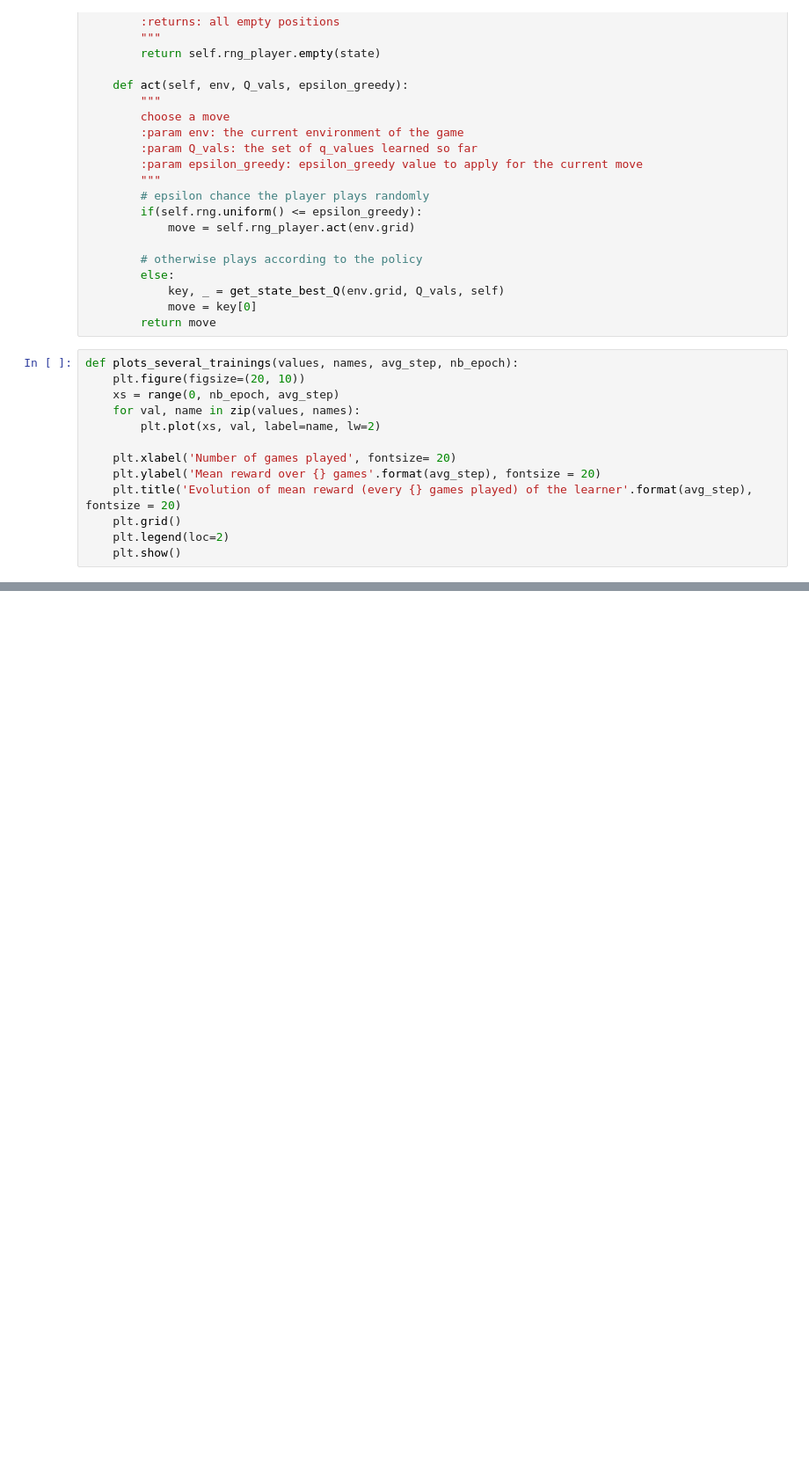
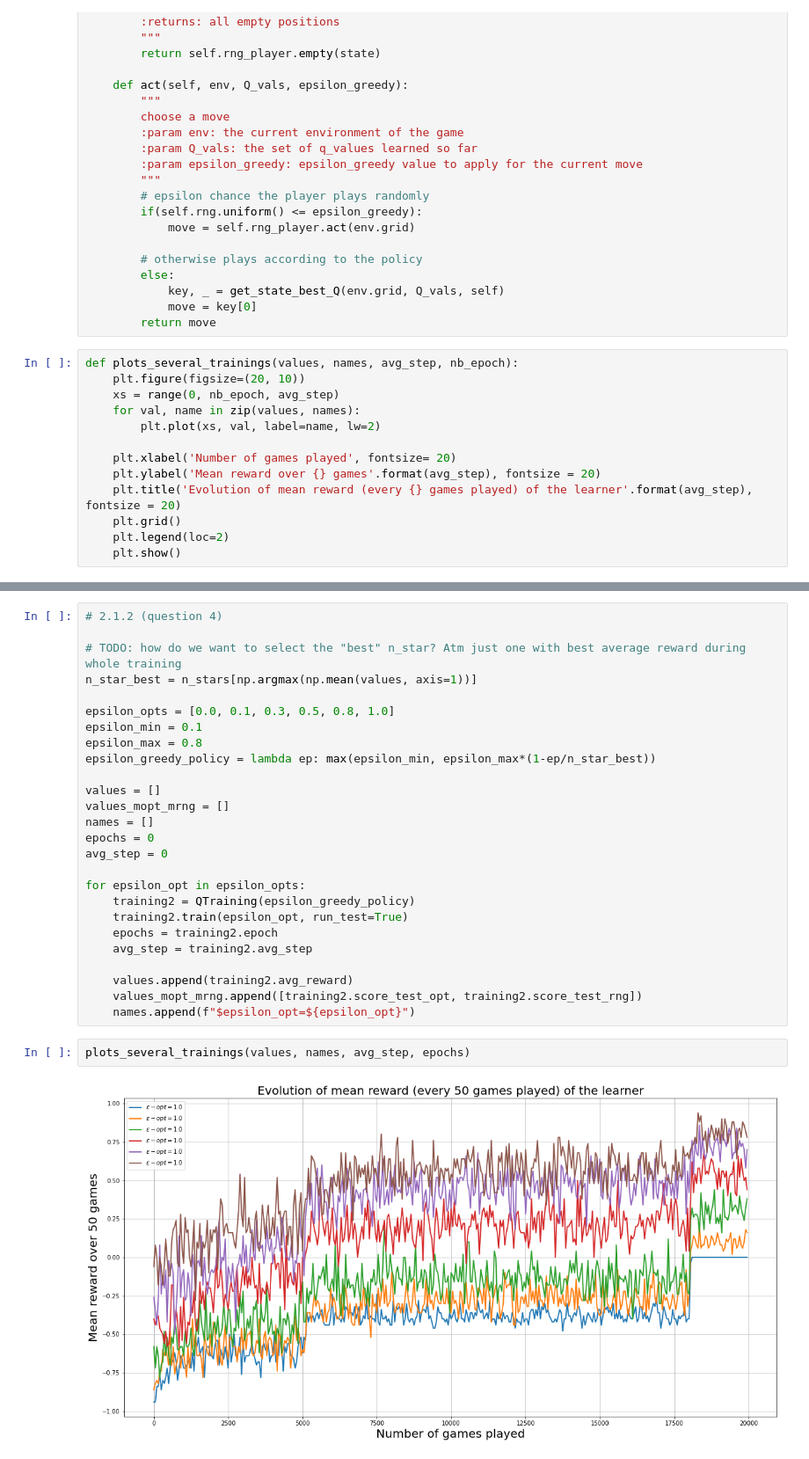
Before and after one commit to Ingloryon/ANN2022_TicTacToe, a Jupyter notebook: QLearning.ipynb, the cells around one changed output, grey strips where cells are left out. Shown at 88% size. Cells and saved outputs as stored; diff of their text form; blank space fills up the shorter version.

```diff
--- a/QLearning.ipynb
+++ b/QLearning.ipynb
@@ -306,0 +346,30 @@ plots_several_trainings(values, names, avg_step, epochs)
+# %%
+# 2.1.2 (question 4)
+
+# TODO: how do we want to select the "best" n_star? Atm just one with best average reward during whole training
+n_star_best = n_stars[np.argmax(np.mean(values, axis=1))]
+
+epsilon_opts = [0.0, 0.1, 0.3, 0.5, 0.8, 1.0]
+epsilon_min = 0.1
+epsilon_max = 0.8
+epsilon_greedy_policy = lambda ep: max(epsilon_min, epsilon_max*(1-ep/n_star_best))
+
+values = []
+values_mopt_mrng = []
+names = []
+epochs = 0
+avg_step = 0
+
+for epsilon_opt in epsilon_opts:
+    training2 = QTraining(epsilon_greedy_policy)
+    training2.train(epsilon_opt, run_test=True)
+    epochs = training2.epoch
+    avg_step = training2.avg_step
+
+    values.append(training2.avg_reward)
+    values_mopt_mrng.append([training2.score_test_opt, training2.score_test_rng])
+    names.append(f"$epsilon_opt=${epsilon_opt}")
+# %%
+plots_several_trainings(values, names, avg_step, epochs)
+# %% [output]
+[figure, added]
```
Also changed, not shown: parts of 14 cells of this notebook, 1 other file.
